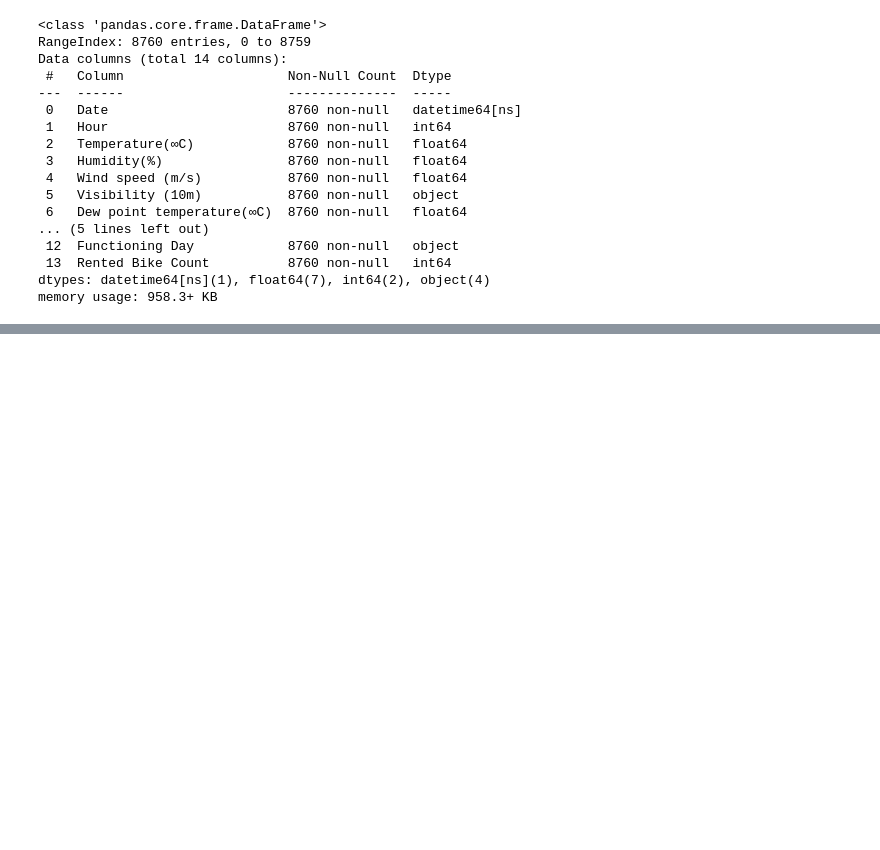
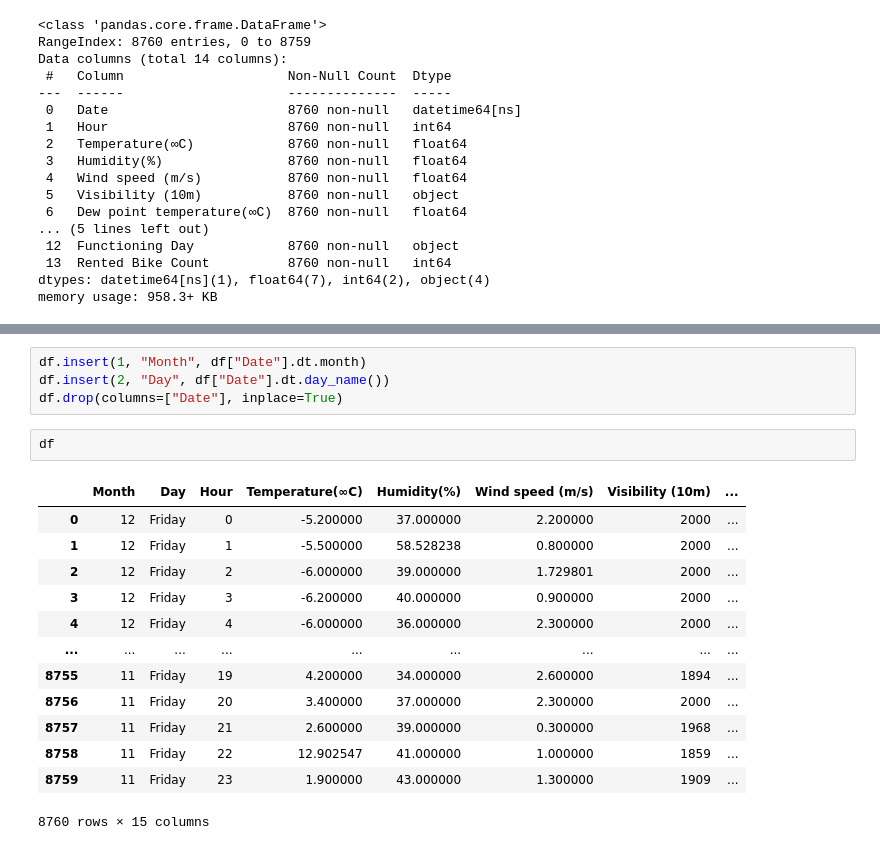
Before and after one commit to A1maan/seoul-bike-demand-project, a Jupyter notebook: ise291_project.ipynb, the cells around one changed output, grey strips where cells are left out. Drawn from its saved outputs; the diff is of its cells as text; blank space fills up the shorter version.

```diff
--- a/ise291_project.ipynb
+++ b/ise291_project.ipynb
@@ -108,0 +181,20 @@ memory usage: 958.3+ KB
+# %%
+df.insert(1, "Month", df["Date"].dt.month)
+df.insert(2, "Day", df["Date"].dt.day_name())
+df.drop(columns=["Date"], inplace=True)
+# %%
+df
+# %% [output]
+|  | Month | Day | Hour | Temperature(∞C) | Humidity(%) | Wind speed (m/s) | Visibility (10m) | ... |
+| 0 | 12 | Friday | 0 | -5.200000 | 37.000000 | 2.200000 | 2000 | ... |
+| 1 | 12 | Friday | 1 | -5.500000 | 58.528238 | 0.800000 | 2000 | ... |
+| 2 | 12 | Friday | 2 | -6.000000 | 39.000000 | 1.729801 | 2000 | ... |
+| 3 | 12 | Friday | 3 | -6.200000 | 40.000000 | 0.900000 | 2000 | ... |
+| 4 | 12 | Friday | 4 | -6.000000 | 36.000000 | 2.300000 | 2000 | ... |
+| ... | ... | ... | ... | ... | ... | ... | ... | ... |
+| 8755 | 11 | Friday | 19 | 4.200000 | 34.000000 | 2.600000 | 1894 | ... |
+| 8756 | 11 | Friday | 20 | 3.400000 | 37.000000 | 2.300000 | 2000 | ... |
+| 8757 | 11 | Friday | 21 | 2.600000 | 39.000000 | 0.300000 | 1968 | ... |
+| 8758 | 11 | Friday | 22 | 12.902547 | 41.000000 | 1.000000 | 1859 | ... |
+| 8759 | 11 | Friday | 23 | 1.900000 | 43.000000 | 1.300000 | 1909 | ... |
+8760 rows × 15 columns
```
Also changed, not shown: parts of 13 cells of this notebook.
